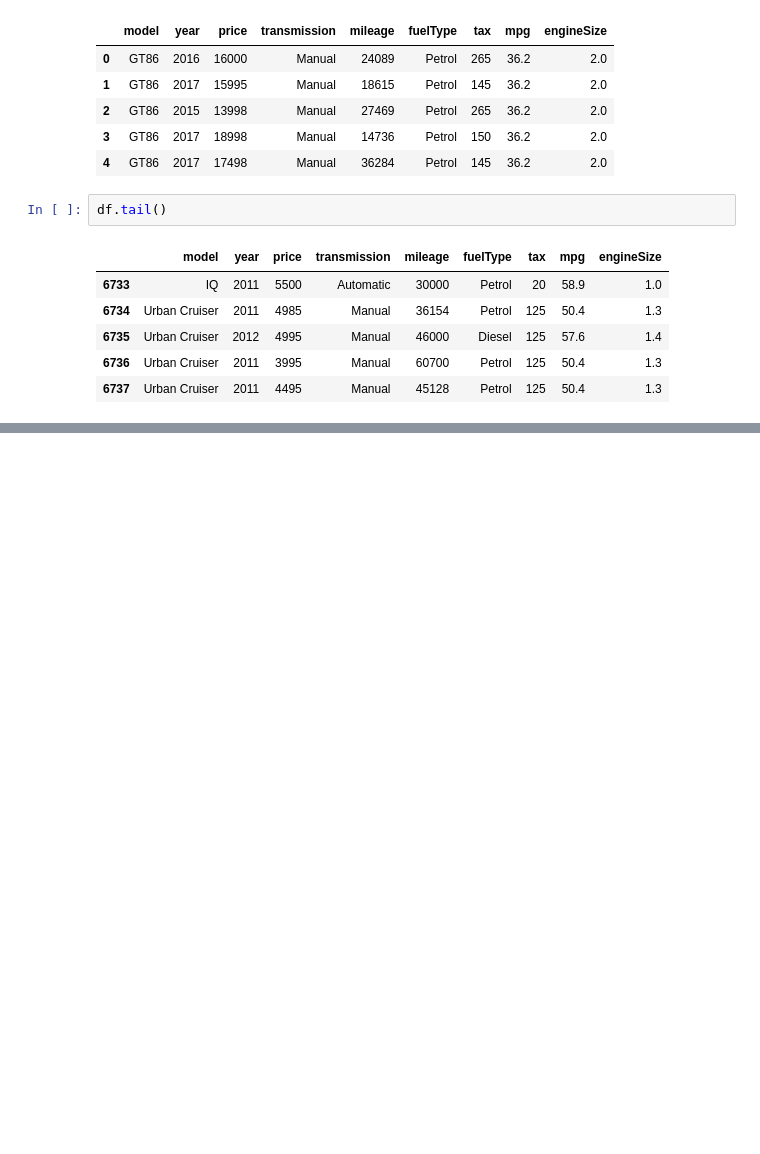
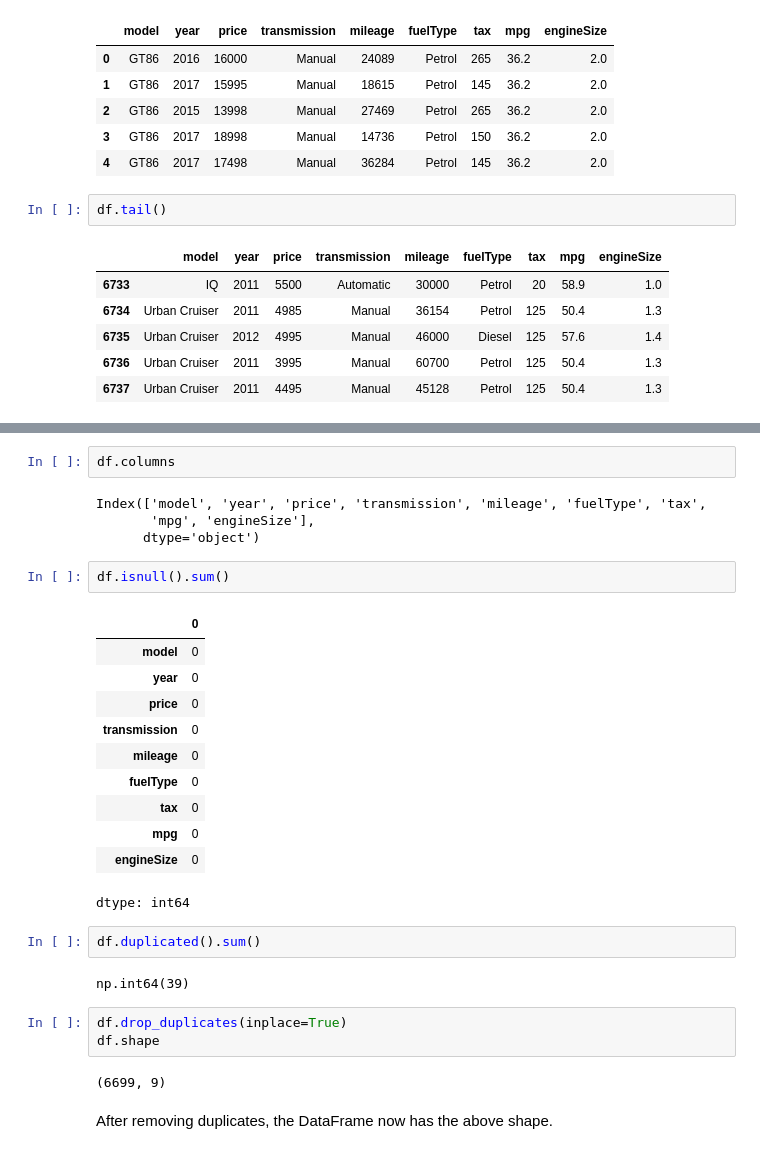
Before and after one commit to kxrrym03/Toyota-Used-Car-Insights, a Jupyter notebook: Toyota.ipynb, the cells around one changed output, grey strips where cells are left out. Cells and saved outputs as stored; diff of their text form; blank space fills up the shorter version.

```diff
--- a/Toyota.ipynb
+++ b/Toyota.ipynb
@@ -38,0 +70,31 @@ df.tail()
+# %%
+df.columns
+# %% [output]
+Index(['model', 'year', 'price', 'transmission', 'mileage', 'fuelType', 'tax',
+       'mpg', 'engineSize'],
+      dtype='object')
+# %%
+df.isnull().sum()
+# %% [output]
+|  | 0 |
+| model | 0 |
+| year | 0 |
+| price | 0 |
+| transmission | 0 |
+| mileage | 0 |
+| fuelType | 0 |
+| tax | 0 |
+| mpg | 0 |
+| engineSize | 0 |
+dtype: int64
+# %%
+df.duplicated().sum()
+# %% [output]
+np.int64(39)
+# %%
+df.drop_duplicates(inplace=True)
+df.shape
+# %% [output]
+(6699, 9)
+# %% [markdown]
+After removing duplicates, the DataFrame now has the above shape.
```
Also changed, not shown: parts of 2 cells of this notebook.
